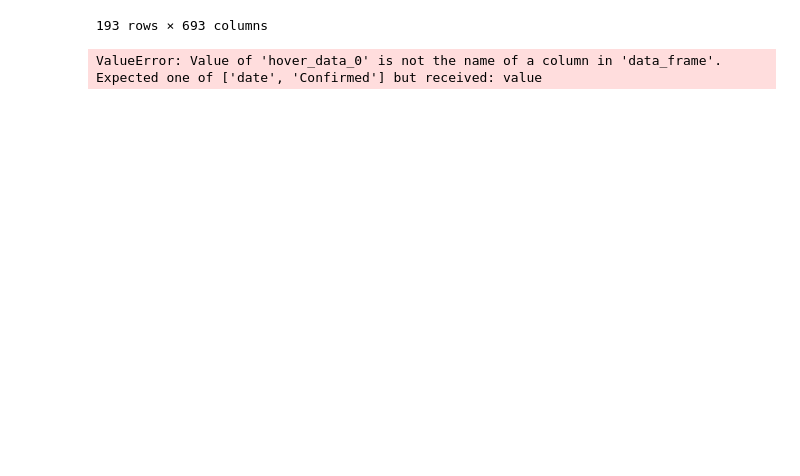
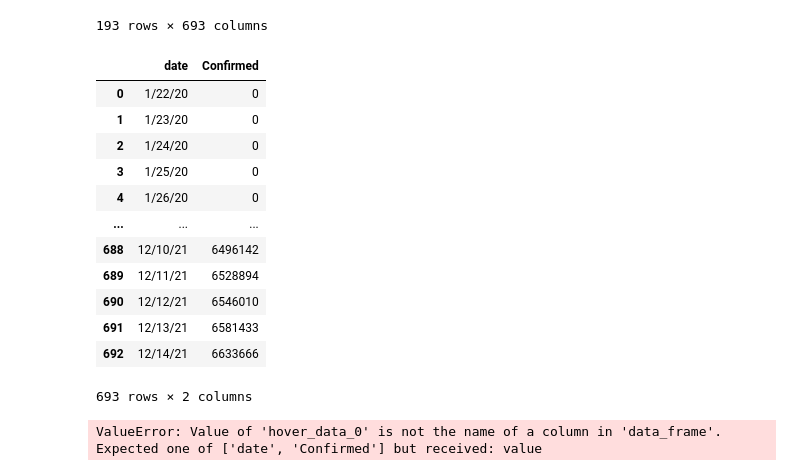
Before and after one commit to YumYumYumi/corona-dashboard, a Jupyter notebook: Learning Pandas.ipynb, the cells around one changed output. Drawn from its saved outputs; the diff is of its cells as text; code cells hidden in the pictures; blank space fills up the shorter version.

```diff
--- a/Learning Pandas.ipynb
+++ b/Learning Pandas.ipynb
@@ -361,6 +361,30 @@ daily_time_df
 | 278 | Zambia | 0 | 0 | 0 | 0 | 0 | 0 | 0 | 0 | 0 | ... |
 | 279 | Zimbabwe | 0 | 0 | 0 | 0 | 0 | 0 | 0 | 0 | 0 | ... |
 193 rows × 693 columns
+# %%
+def make_country_confirmed_df(country):
+    url_time_confirmed = 'https://github.com/CSSEGISandData/COVID-19/blob/master/csse_covid_19_data/csse_covid_19_time_series/time_series_covid19_confirmed_global.csv?raw=true'
+    df = pd.read_csv(url_time_confirmed)
+    df = df.loc[df["Country/Region"] == country]
+    df = df.drop(columns=["Province/State", "Country/Region",
+                 "Lat", "Long"]).sum().reset_index(name="Confirmed")
+    df = df.rename(columns={"index": "date"})
+    return df
+make_country_confirmed_df("Germany")
+# %% [output]
+|  | date | Confirmed |
+| 0 | 1/22/20 | 0 |
+| 1 | 1/23/20 | 0 |
+| 2 | 1/24/20 | 0 |
+| 3 | 1/25/20 | 0 |
+| 4 | 1/26/20 | 0 |
+| ... | ... | ... |
+| 688 | 12/10/21 | 6496142 |
+| 689 | 12/11/21 | 6528894 |
+| 690 | 12/12/21 | 6546010 |
+| 691 | 12/13/21 | 6581433 |
+| 692 | 12/14/21 | 6633666 |
+693 rows × 2 columns
 # %%
 def make_country_confirmed_df(country):
     url_time_confirmed = 'https://github.com/CSSEGISandData/COVID-19/blob/master/csse_covid_19_data/csse_covid_19_time_series/time_series_covid19_confirmed_global.csv?raw=true'
```
Also changed, not shown: 1 other file.
